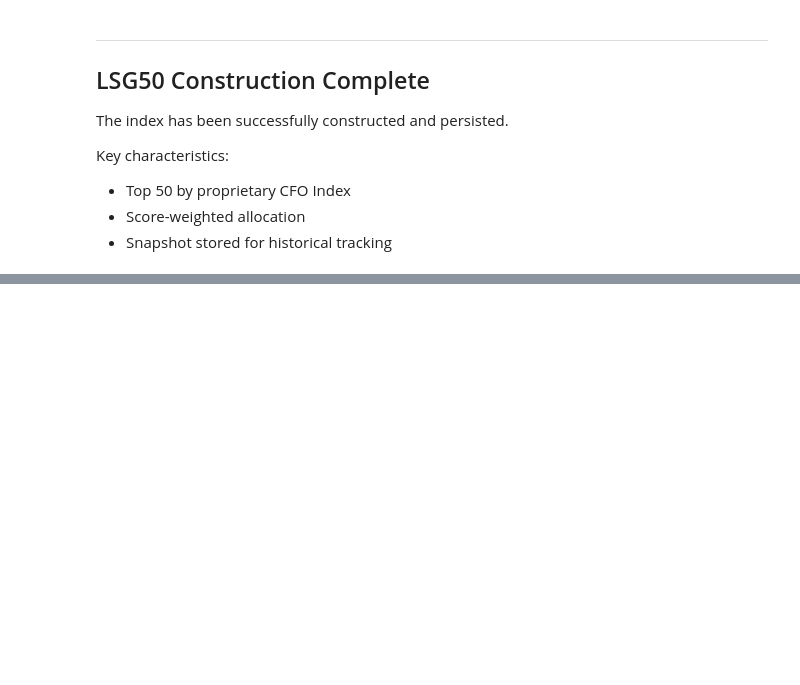
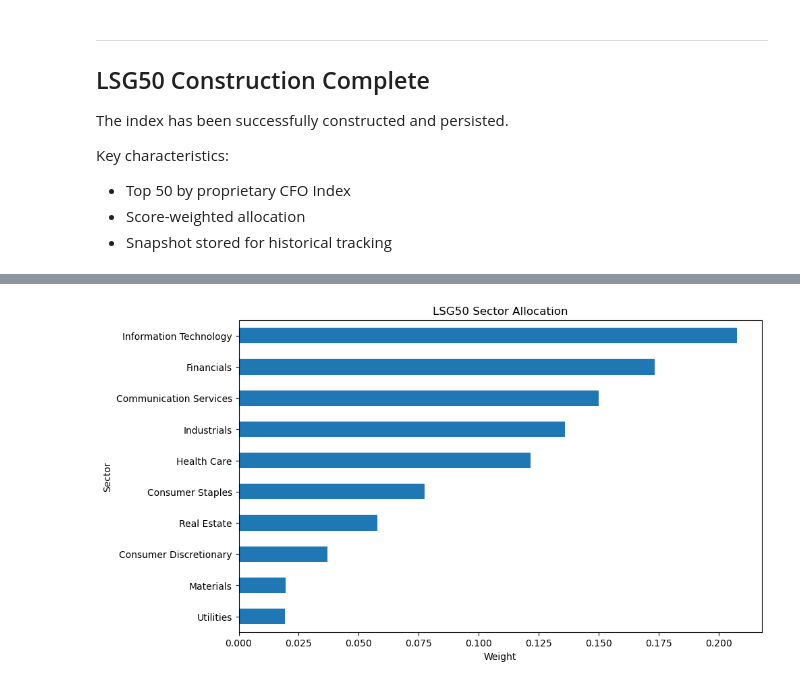
Before and after one commit to LautaroDA2205/Final-Project, a Jupyter notebook: CFHI_Project/notebooks/03_pipeline_build.ipynb, the cells around one changed output, grey strips where cells are left out. Drawn from its saved outputs; the diff is of its cells as text; code cells hidden in the pictures; blank space fills up the shorter version.

```diff
--- a/CFHI_Project/notebooks/03_pipeline_build.ipynb
+++ b/CFHI_Project/notebooks/03_pipeline_build.ipynb
@@ -264,0 +533,14 @@ Key characteristics:
+# %%
+plt.figure(figsize=(10,6))
+
+sector_weights.sort_values().plot(
+    kind="barh"
+)
+
+plt.title("LSG50 Sector Allocation")
+plt.xlabel("Weight")
+plt.ylabel("Sector")
+
+plt.show()
+# %% [output]
+[figure, added]
```
Also changed, not shown: parts of 32 cells of this notebook, 3 other files.
